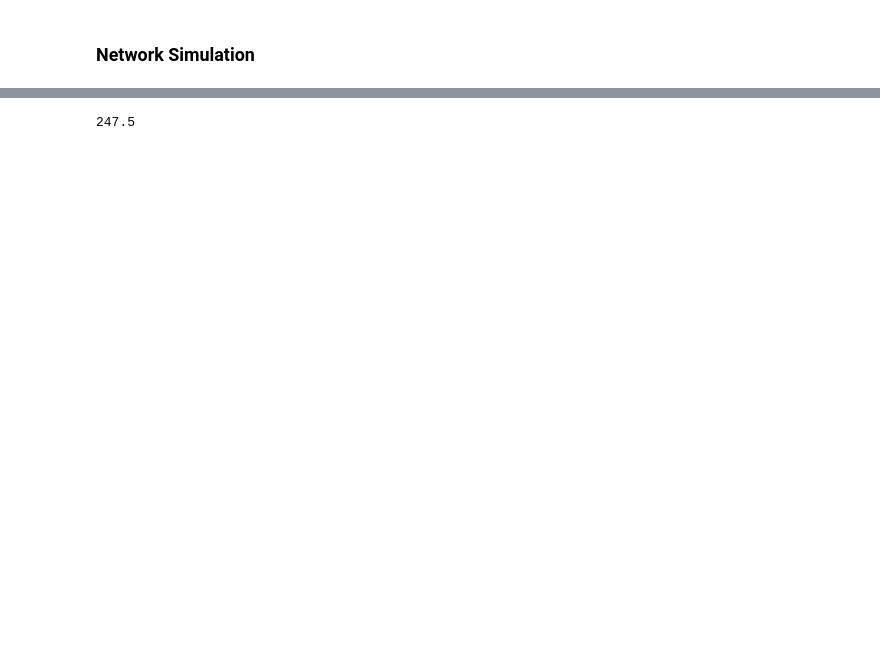
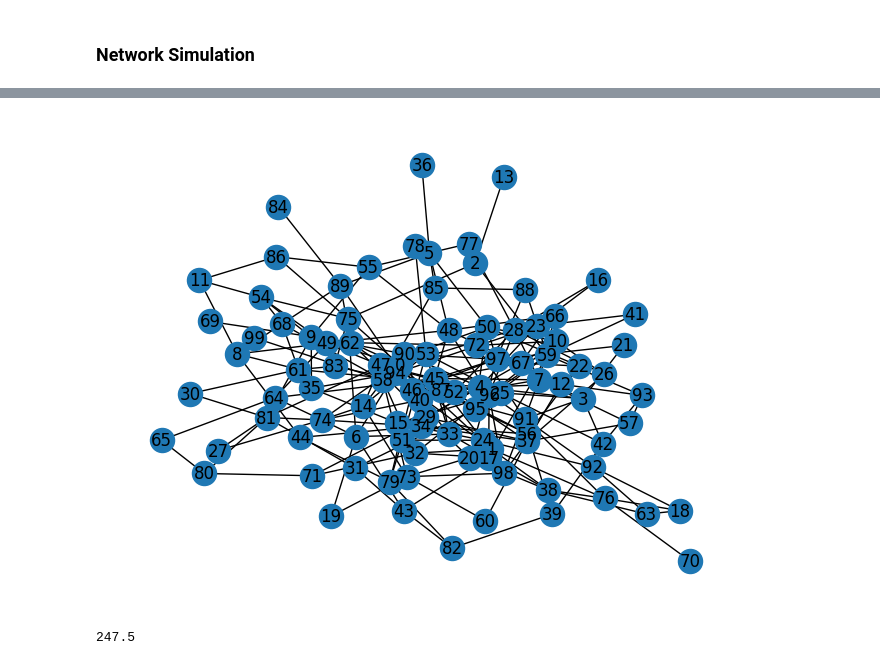
Before and after one commit to lexicongovernance/gov-research, a Jupyter notebook: berlin-analysis/analysis.ipynb, the cells around one changed output, grey strips where cells are left out. Saved outputs shown, nothing was run; the diff lists cells and outputs as text; code cells hidden in the pictures; blank space fills up the shorter version.

```diff
--- a/berlin-analysis/analysis.ipynb
+++ b/berlin-analysis/analysis.ipynb
@@ -420,8 +320,4 @@ sum(math.sqrt(value) for value in node_values.values())
 # %%
-import networkx as nx
-import matplotlib.pyplot as plt
-import random
-
 # Define the parameters
 n = 100  # Number of nodes
 p = 0.05  # Probability of edge creation
@@ -430,7 +326,7 @@ num_networks = 100  # Number of networks to create
 edge_share_values = [0.1, 0.25, 0.5, 0.7, 0.8, 0.9] # Define the share of edges to remove
 
 # Create the original ER network with the specified seed
-G = nx.erdos_renyi_graph(n, p, seed=seed)
+er_network = nx.erdos_renyi_graph(n, p, seed=seed)
 # %%
 modified_networks = {}
 
@@ -518,12 +457,10 @@ plt.savefig('plots-and-tables/scores.png')
 # %%
 # Generate positions for the nodes (fixing the positions)
-pos = nx.spring_layout(G, seed=seed)
+pos = nx.spring_layout(er_network, seed=seed)
 # Draw the modified network with fixed node positions
-nx.draw(Gi, pos=pos, with_labels=True)
-plt.title(f"G{i}")
-plt.show()
-
-# Now, modified_networks contains all the modified networks
+nx.draw(er_network, pos=pos, with_labels=True)
+# %% [output]
+[figure, added]
 # %%
 exp_num_edges = (p*(n*(n-1)))/2
 exp_num_edges
```
Also changed, not shown: parts of 13 cells of this notebook.
